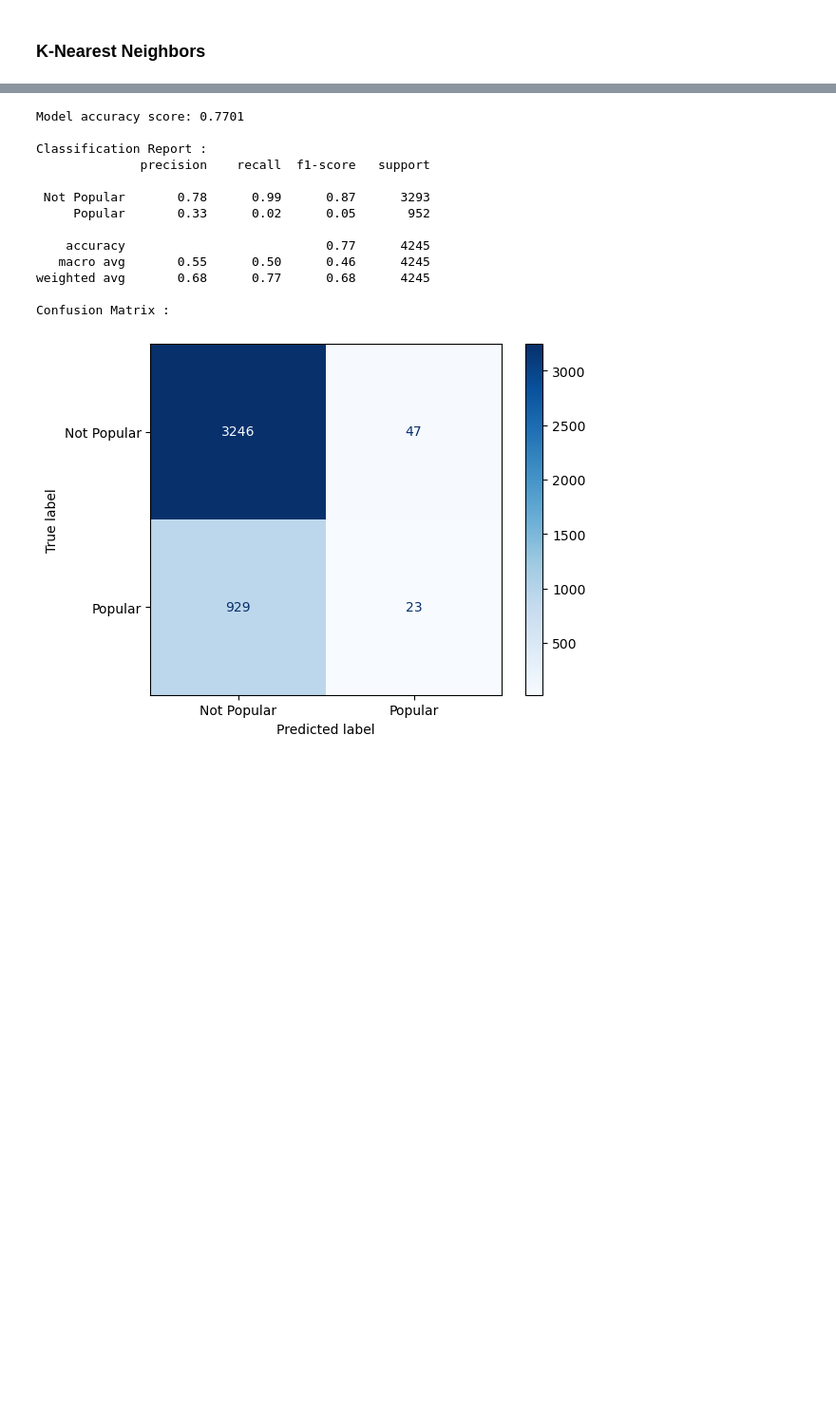
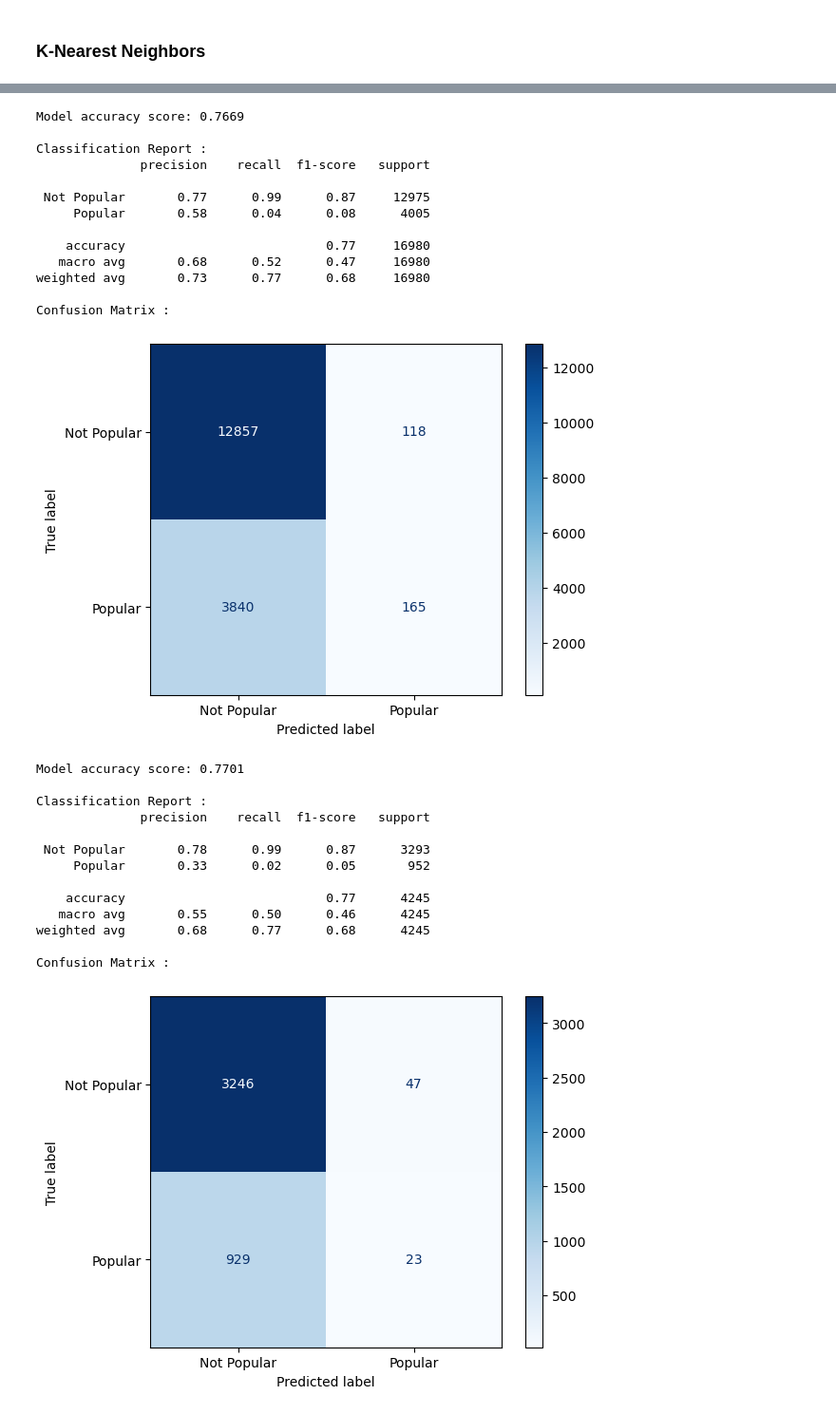
Before and after one commit to xiaolin-m/ECS171_BopOrFlop, a Jupyter notebook: data_preprocessing_and_models.ipynb, the cells around one changed output, grey strips where cells are left out. Shown at 95% size. Cells and saved outputs as stored; diff of their text form; code cells hidden in the pictures; blank space fills up the shorter version.

```diff
--- a/data_preprocessing_and_models.ipynb
+++ b/data_preprocessing_and_models.ipynb
@@ -234 +348,33 @@ y_pred = knn_model.predict(X_test)
+# %%
+# outputs model's classification report and confusion matrix for training data
+
+y_pred = knn_model.predict(X_train)
+
+kn_acc = accuracy_score(y_train, y_pred)
+labels = ['Not Popular', 'Popular']
+print('Model accuracy score: {0:0.4f}'. format(accuracy_score(y_train, y_pred)))
+print('\nClassification Report :')
+report = classification_report(y_train, y_pred, target_names=labels)
+print(report)
+
+print('Confusion Matrix :')
+cm = metrics.confusion_matrix(y_train, y_pred)
+cm_display = metrics.ConfusionMatrixDisplay(confusion_matrix=cm, display_labels=labels)
+cm_display.plot(cmap='Blues', values_format='d')
+plt.show()
+# %% [output]
+Model accuracy score: 0.7669
+
+Classification Report :
+              precision    recall  f1-score   support
+
+ Not Popular       0.77      0.99      0.87     12975
+     Popular       0.58      0.04      0.08      4005
+
+    accuracy                           0.77     16980
+   macro avg       0.68      0.52      0.47     16980
+weighted avg       0.73      0.77      0.68     16980
+
+Confusion Matrix :
+[figure, added]
 # %%
```
Also changed, not shown: parts of 13 cells of this notebook.
